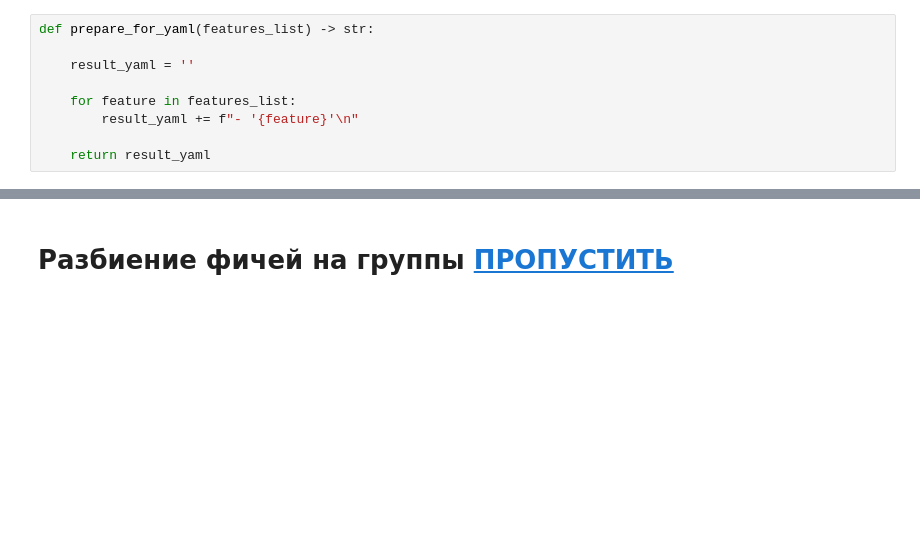
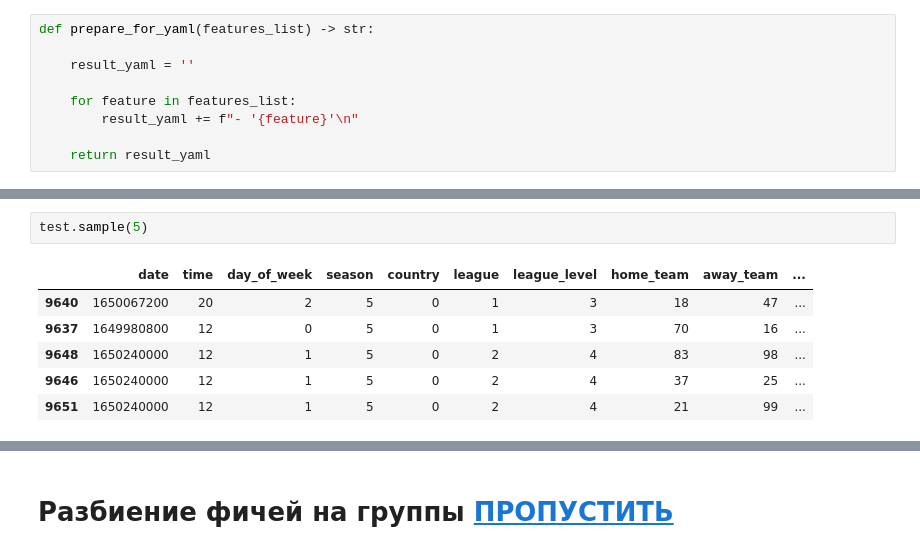
Before and after one commit to macroslav/bets-model, a Jupyter notebook: Bets pipeline.ipynb, the cells around one changed output, grey strips where cells are left out. Cells and saved outputs as stored; diff of their text form; blank space fills up the shorter version.

```diff
--- a/Bets pipeline.ipynb
+++ b/Bets pipeline.ipynb
@@ -125,0 +189,9 @@ def prepare_for_yaml(features_list) -> str:
+# %%
+test.sample(5)
+# %% [output]
+|  | date | time | day_of_week | season | country | league | league_level | home_team | away_team | ... |
+| 9640 | 1650067200 | 20 | 2 | 5 | 0 | 1 | 3 | 18 | 47 | ... |
+| 9637 | 1649980800 | 12 | 0 | 5 | 0 | 1 | 3 | 70 | 16 | ... |
+| 9648 | 1650240000 | 12 | 1 | 5 | 0 | 2 | 4 | 83 | 98 | ... |
+| 9646 | 1650240000 | 12 | 1 | 5 | 0 | 2 | 4 | 37 | 25 | ... |
+| 9651 | 1650240000 | 12 | 1 | 5 | 0 | 2 | 4 | 21 | 99 | ... |
```
Also changed, not shown: parts of 134 cells of this notebook, 4 other files.
